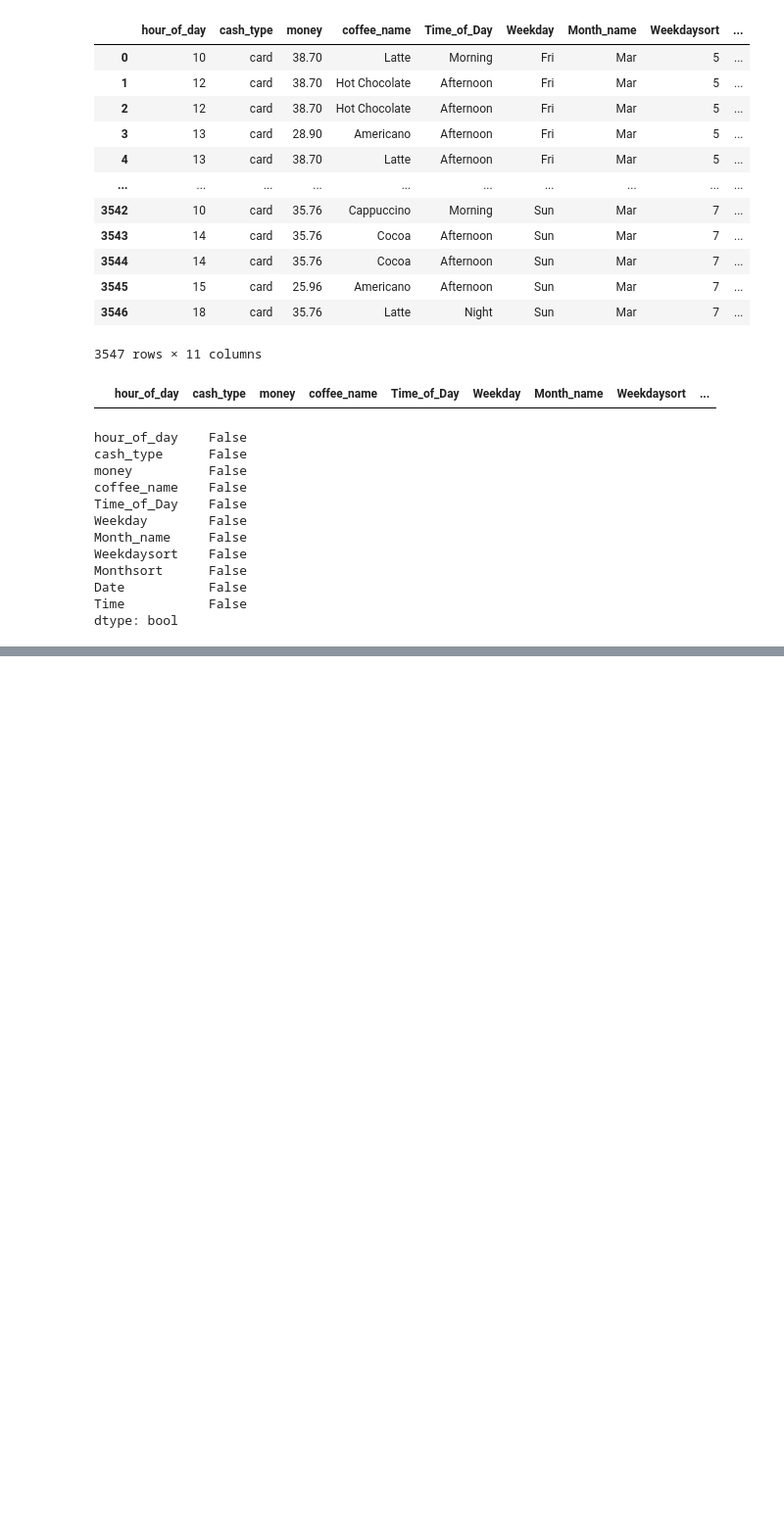
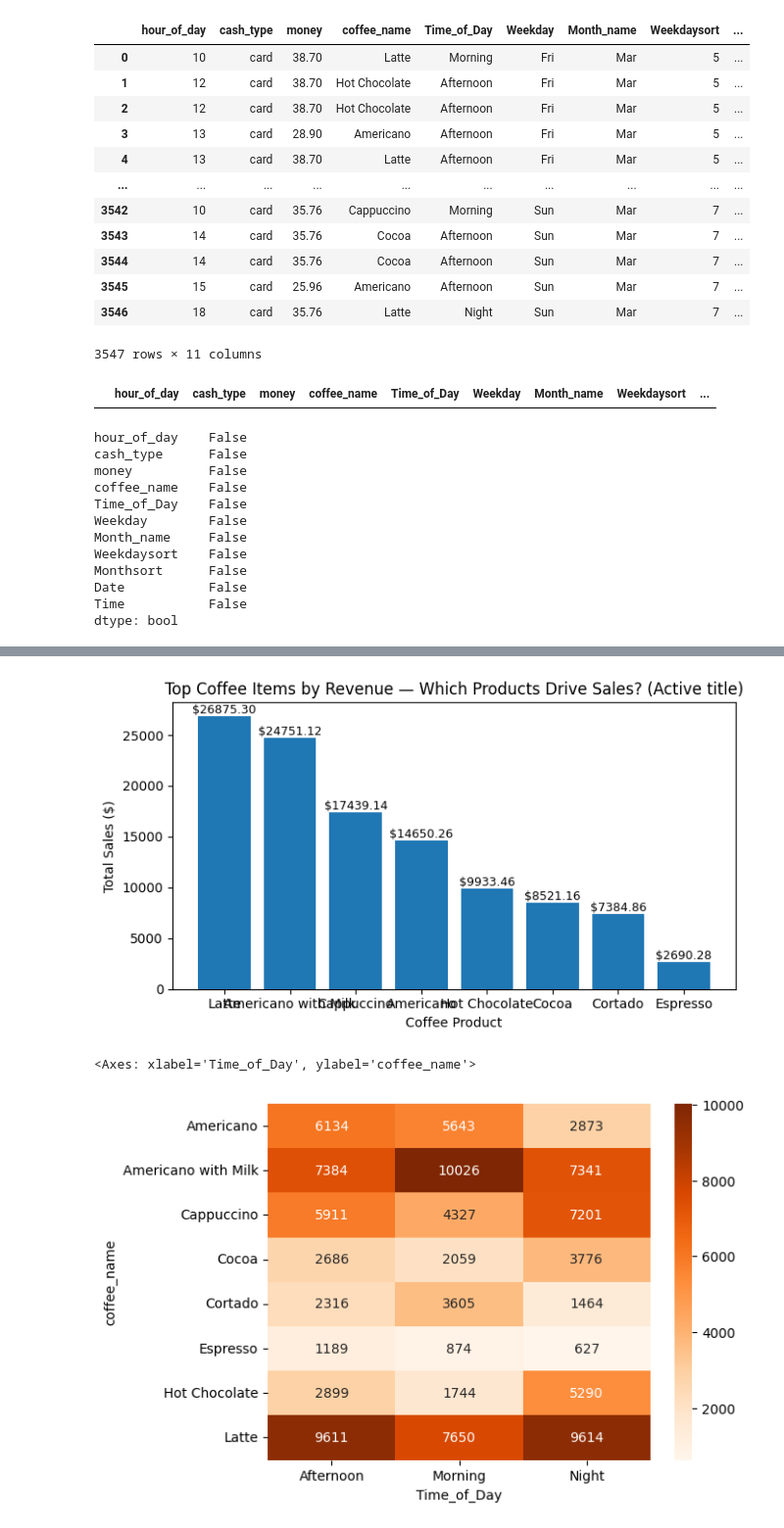
Before and after one commit to visheshgupta19/Memo-Assignment, a Jupyter notebook: memo.ipynb, the cells around one changed output, grey strips where cells are left out. Shown at 98% size. Cells and saved outputs as stored; diff of their text form; code cells hidden in the pictures; blank space fills up the shorter version.

```diff
--- a/memo.ipynb
+++ b/memo.ipynb
@@ -356,0 +316,30 @@ Text(0.5, 1.0, 'Coffee Popularity vs. Revenue')
+# %%
+"""
+1. First graph gives us the total sales by coffee product
+2. Secodn graph gives us the sales broken down by day for the 3 slots
+TODO:
+1. Make this an active title
+2. on the x axis define what meaning morning after noon eveing
+3. move the y axis label to the top and have padding between the title and the label
+4. remove the top and right box line for more space
+5. Maybe we can facet these two graphs
+"""
+
+plt.figure(figsize=(7, 4))
+plt.bar(sales_by_coffee["coffee_name"], sales_by_coffee["money"])
+plt.xlabel("Coffee Product")
+plt.ylabel("Total Sales ($)")
+plt.title("Top Coffee Items by Revenue — Which Products Drive Sales? (Active title)")
+for idx, val in enumerate(sales_by_coffee["money"]):
+    plt.text(idx, val + 0.5, f"${val:.2f}", ha="center", va="bottom", fontsize=9)
+plt.tight_layout()
+plt.show()
+
+coffee_heatmap = df.pivot_table(
+    index="coffee_name", columns="Time_of_Day", values="money", aggfunc="sum"
+)
+sns.heatmap(coffee_heatmap, cmap="Oranges", annot=True, fmt=".0f")
+# %% [output]
+[figure, added]
+<Axes: xlabel='Time_of_Day', ylabel='coffee_name'>
+[figure, added]
```
Also changed, not shown: parts of 36 cells of this notebook, 1 other file.
